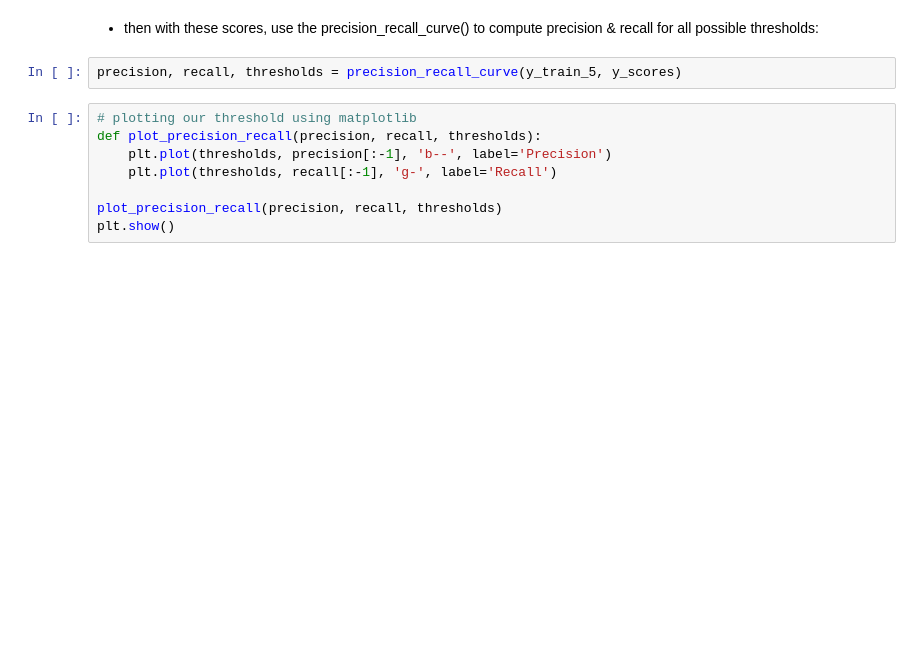
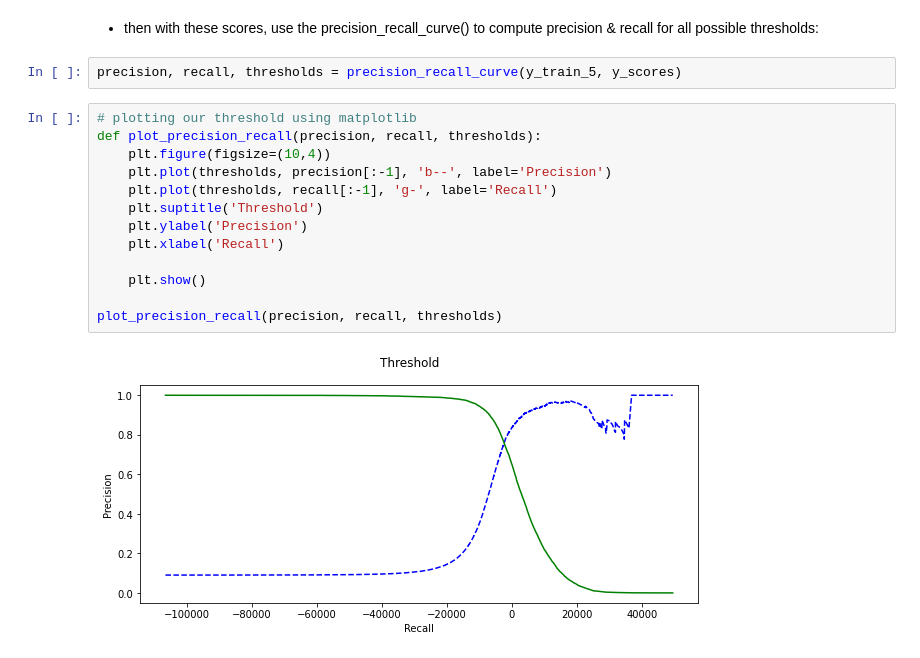
Before and after one commit to jivemachine/hands-on-machine-learning-with-scikit-learn-keras-and-tensorflow, a Jupyter notebook: chapter-3.ipynb, the cells around one changed output. Drawn from its saved outputs; the diff is of its cells as text; blank space fills up the shorter version.

Commit message:
added precision-vs-recall thresholds

```diff
--- a/chapter-3.ipynb
+++ b/chapter-3.ipynb
@@ -166,8 +192,15 @@ precision, recall, thresholds = precision_recall_curve(y_train_5, y_scores)
 # %%
 # plotting our threshold using matplotlib
 def plot_precision_recall(precision, recall, thresholds):
+    plt.figure(figsize=(10,4))
     plt.plot(thresholds, precision[:-1], 'b--', label='Precision')
     plt.plot(thresholds, recall[:-1], 'g-', label='Recall')
+    plt.suptitle('Threshold')
+    plt.ylabel('Precision')
+    plt.xlabel('Recall')
+
+    plt.show()
 
 plot_precision_recall(precision, recall, thresholds)
-plt.show()
+# %% [output]
+[figure, added]
```
Also changed, not shown: parts of 17 cells of this notebook.
